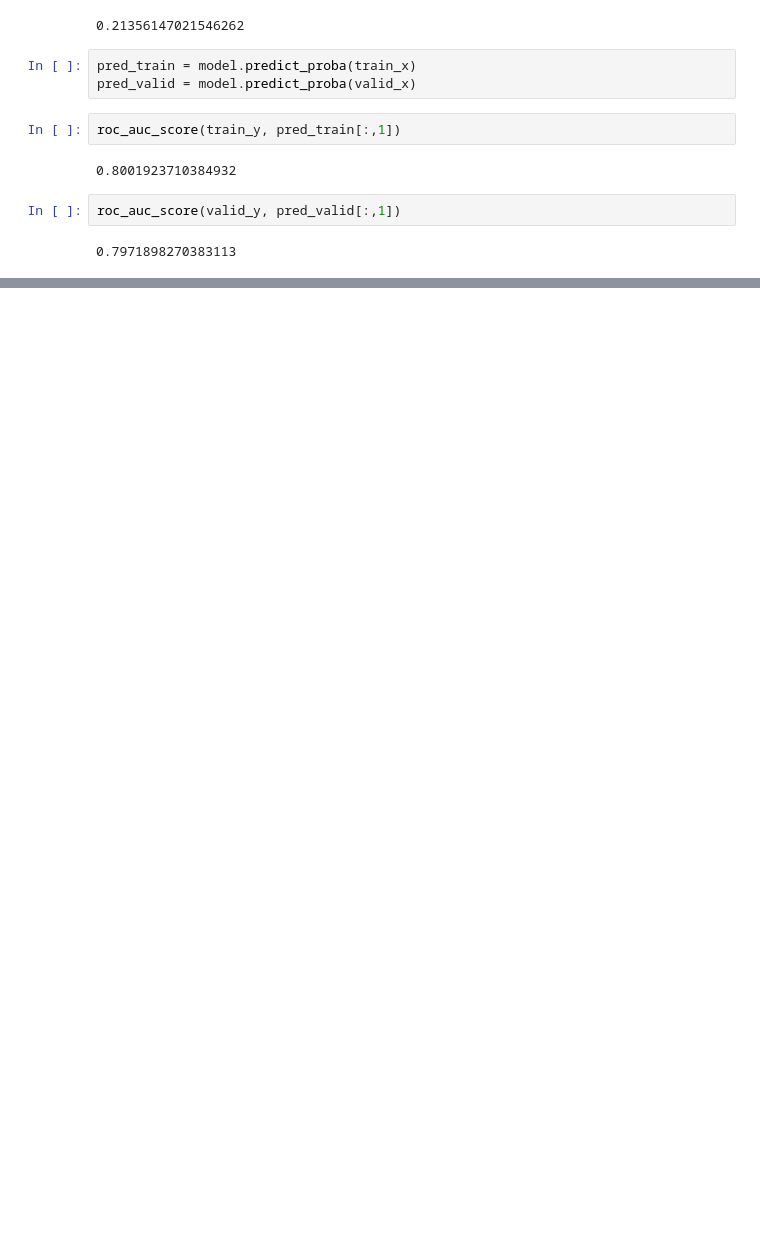
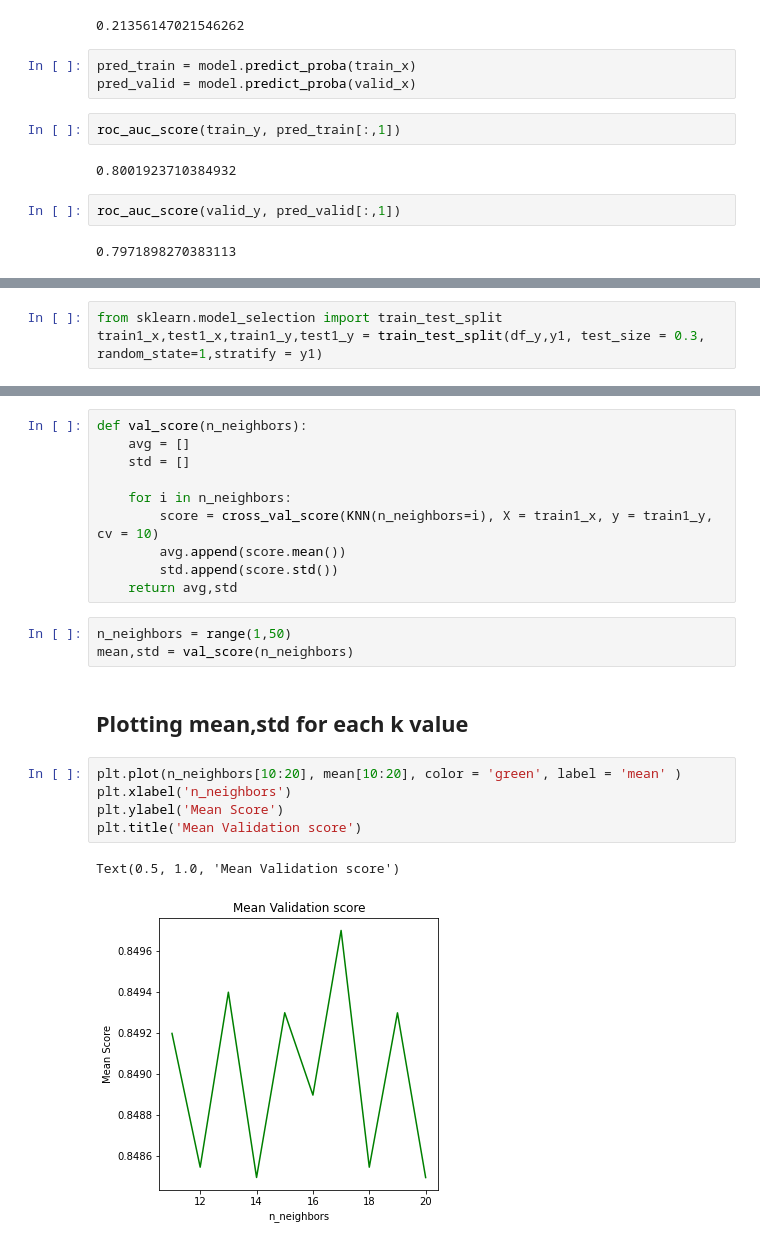
Before and after one commit to gadde5300/Customer_Churn_Prediction, a Jupyter notebook: CUSTOMER CHURN PREDICTION.ipynb, the cells around one changed output, grey strips where cells are left out. Drawn from its saved outputs; the diff is of its cells as text; blank space fills up the shorter version.

```diff
--- a/CUSTOMER CHURN PREDICTION.ipynb
+++ b/CUSTOMER CHURN PREDICTION.ipynb
@@ -696,0 +771,3 @@ print(cm)
+# %%
+from sklearn.model_selection import train_test_split
+train1_x,test1_x,train1_y,test1_y = train_test_split(df_y,y1, test_size = 0.3, random_state=1,stratify = y1)
@@ -696,0 +788,23 @@ print(cm)
+# %%
+def val_score(n_neighbors):
+    avg = []
+    std = []
+
+    for i in n_neighbors:
+        score = cross_val_score(KNN(n_neighbors=i), X = train1_x, y = train1_y, cv = 10)
+        avg.append(score.mean())
+        std.append(score.std())
+    return avg,std
+# %%
+n_neighbors = range(1,50)
+mean,std = val_score(n_neighbors)
+# %% [markdown]
+## Plotting mean,std for each k value
+# %%
+plt.plot(n_neighbors[10:20], mean[10:20], color = 'green', label = 'mean' )
+plt.xlabel('n_neighbors')
+plt.ylabel('Mean Score')
+plt.title('Mean Validation score')
+# %% [output]
+Text(0.5, 1.0, 'Mean Validation score')
+[figure, added]
```
Also changed, not shown: parts of 25 cells of this notebook.
